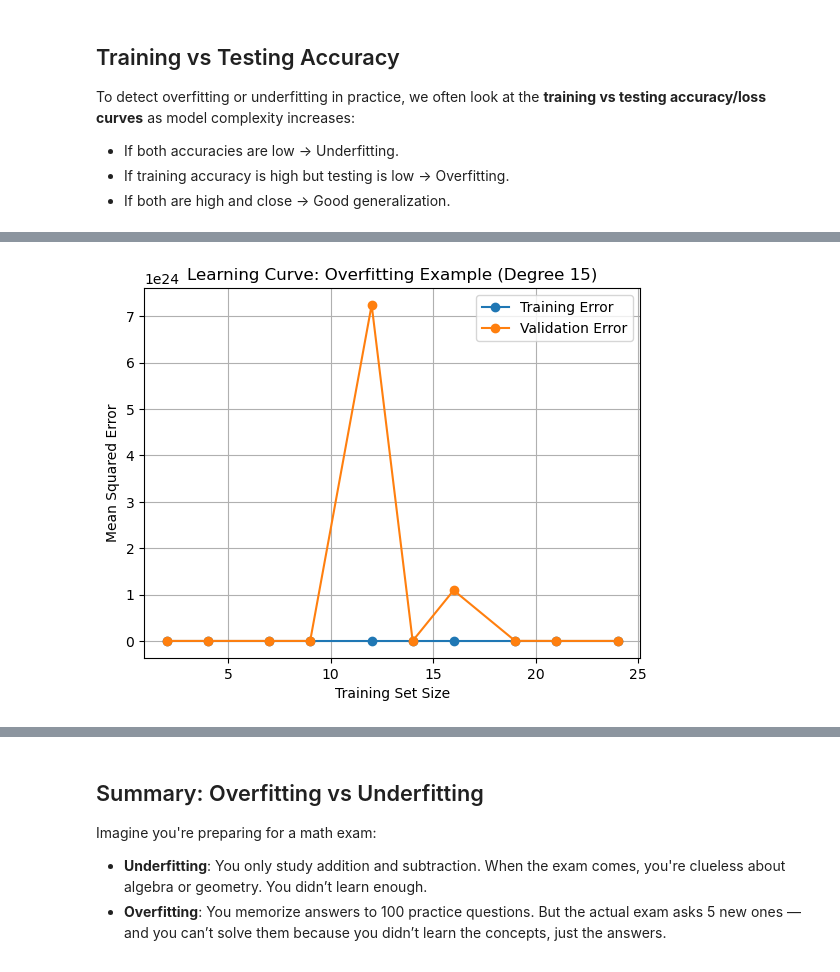
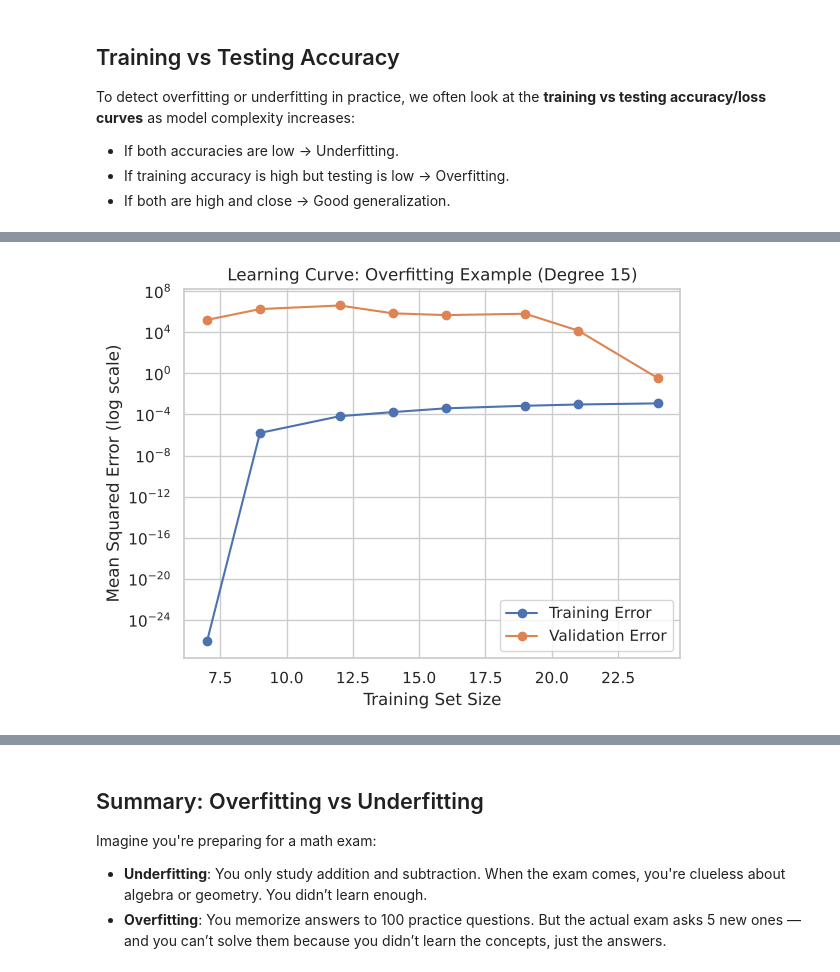
Before and after one commit to Zain62543/Python-Data-Analysis, a Jupyter notebook: projects/bias-variance-tradeoff/bias-variance-polynomial-fits-and-bagging.ipynb, the cells around one changed output, grey strips where cells are left out. Cells and saved outputs as stored; diff of their text form; code cells hidden in the pictures.

```diff
--- a/projects/bias-variance-tradeoff/bias-variance-polynomial-fits-and-bagging.ipynb
+++ b/projects/bias-variance-tradeoff/bias-variance-polynomial-fits-and-bagging.ipynb
@@ -69 +81,12 @@ y = X**3 + 0.1 * np.random.randn(30, 1)
+# %%
+rng = np.random.default_rng(42)
+NOISE = 0.1
+f_true = lambda x: x ** 3
+
+def make_data(n, rng):
+    x = np.sort(rng.uniform(-1, 1, size=(n, 1)), axis=0)
+    return x, f_true(x) + NOISE * rng.normal(size=(n, 1))
+
+X, y = make_data(30, rng)            # training data
+X_val, y_val = make_data(200, rng)   # fresh data, used only to measure generalisation
 # %%
@@ -171,0 +228,10 @@ To detect overfitting or underfitting in practice, we often look at the **traini
+# %%
+cv_shuf = KFold(n_splits=5, shuffle=True, random_state=42)
+degs = np.arange(1, 16)
+tr, va = validation_curve(make_pipeline(PolynomialFeatures(), LinearRegression()), X, y.ravel(),
+                          param_name='polynomialfeatures__degree', param_range=degs,
+                          cv=cv_shuf, scoring='neg_mean_squared_error')
+plt.plot(degs, -tr.mean(axis=1), 'o-', label='Training error')
+plt.plot(degs, -va.mean(axis=1), 'o-', label='Cross-validated error')
+plt.yscale('log'); plt.xlabel('Polynomial degree'); plt.ylabel('MSE (log scale)')
+plt.title('Validation curve: error vs model complexity'); plt.legend(); plt.show()
@@ -172,23 +240,14 @@ To detect overfitting or underfitting in practice, we often look at the **traini
 # %%
-from sklearn.pipeline import make_pipeline
-from sklearn.model_selection import learning_curve
-
 train_sizes, train_scores, test_scores = learning_curve(
     make_pipeline(PolynomialFeatures(degree=15), LinearRegression()),
-    X, y.ravel(), cv=5, scoring='neg_mean_squared_error',
-    train_sizes=np.linspace(0.1, 1.0, 10), random_state=42
+    X, y.ravel(), cv=cv_shuf, scoring='neg_mean_squared_error',
+    train_sizes=np.linspace(0.3, 1.0, 8)
 )
-
-train_scores_mean = -train_scores.mean(axis=1)
-test_scores_mean = -test_scores.mean(axis=1)
-
-plt.plot(train_sizes, train_scores_mean, 'o-', label='Training Error')
-plt.plot(train_sizes, test_scores_mean, 'o-', label='Validation Error')
-plt.xlabel('Training Set Size')
-plt.ylabel('Mean Squared Error')
+plt.plot(train_sizes, -train_scores.mean(axis=1), 'o-', label='Training Error')
+plt.plot(train_sizes, -test_scores.mean(axis=1), 'o-', label='Validation Error')
+plt.yscale('log')
+plt.xlabel('Training Set Size'); plt.ylabel('Mean Squared Error (log scale)')
 plt.title('Learning Curve: Overfitting Example (Degree 15)')
-plt.legend()
-plt.grid(True)
-plt.show()
+plt.legend(); plt.show()
 # %% [output]
-[figure, old version]
+[figure, new version]
```
Also changed, not shown: parts of 28 cells of this notebook, 27 other files.
